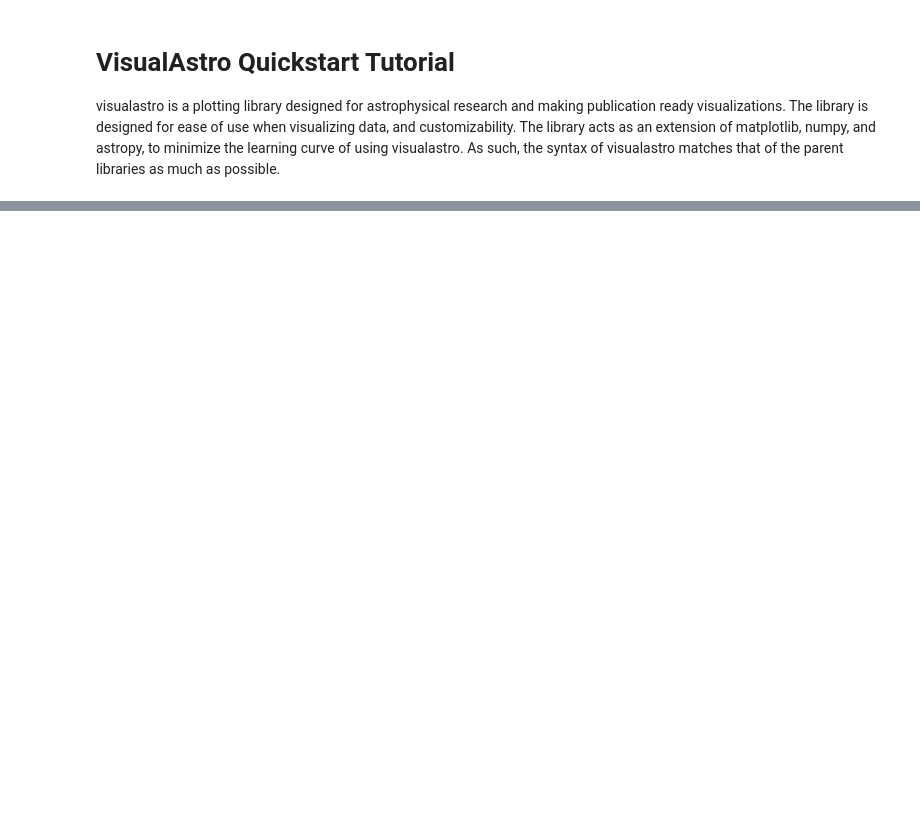
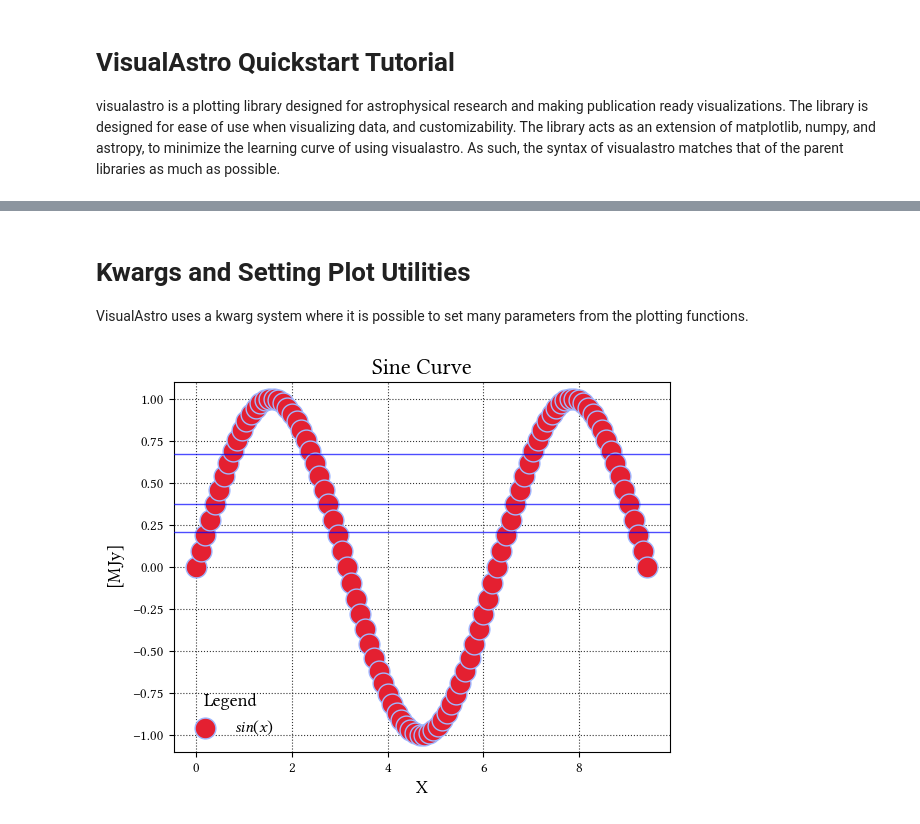
Before and after one commit to elkogerville/VisualAstro, a Jupyter notebook: examples/quickstart.ipynb, the cells around one changed output, grey strips where cells are left out. Drawn from its saved outputs; the diff is of its cells as text; code cells hidden in the pictures; blank space fills up the shorter version.

Commit message:
update nb and _set_axes_label

```diff
--- a/examples/quickstart.ipynb
+++ b/examples/quickstart.ipynb
@@ -239,0 +35,21 @@ We can view all visualastro supported colorsets with `va.help.color()`
+# %% [markdown]
+# Kwargs and Setting Plot Utilities
+
+VisualAstro uses a kwarg system where it is possible to set many parameters from the plotting functions.
+# %%
+x = np.linspace(0, np.pi*3, 100)
+y = np.array([np.sin(x), np.sin(x)**3, np.sin(x)**5, np.sin(x)**9, np.sin(x)**21]).T
+y1 = y[:,0]*u.MJy
+# %%
+va.scatter(
+    x, y1,
+    ec='nebula', fc='3 train', ms=15,
+    title='Sine Curve', title_fontsize=16,
+    xlabel='X',
+    label=r'$sin(x)$', legend_loc='lower left', legend_title='Legend', legend_title_fontsize=13,
+    grid=True, grid_ls=':', grid_color='k',
+    hline=[np.std(y1), np.median(y1), np.mean(y1)], hlines_color='b', hlines_ls='solid'
+)
+plt.show()
+# %% [output]
+[figure, added]
```
Also changed, not shown: parts of 86 cells of this notebook, 1 other file.
